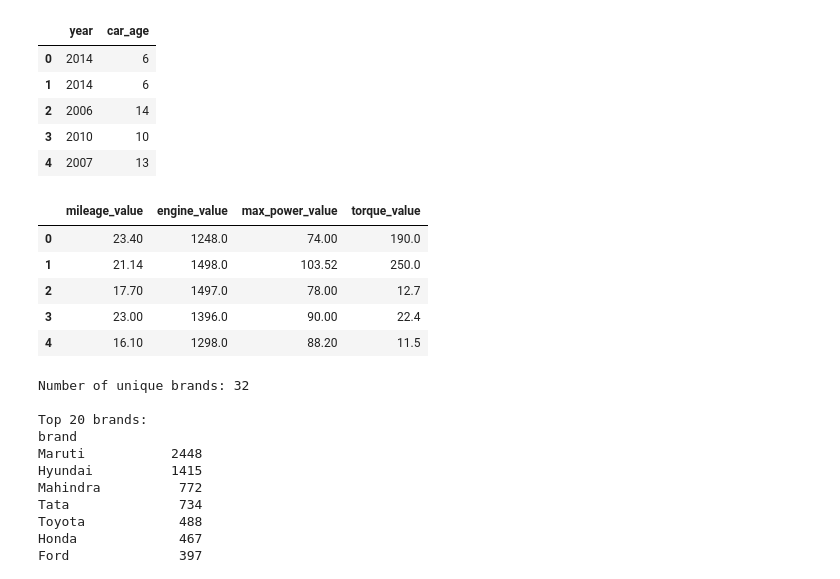
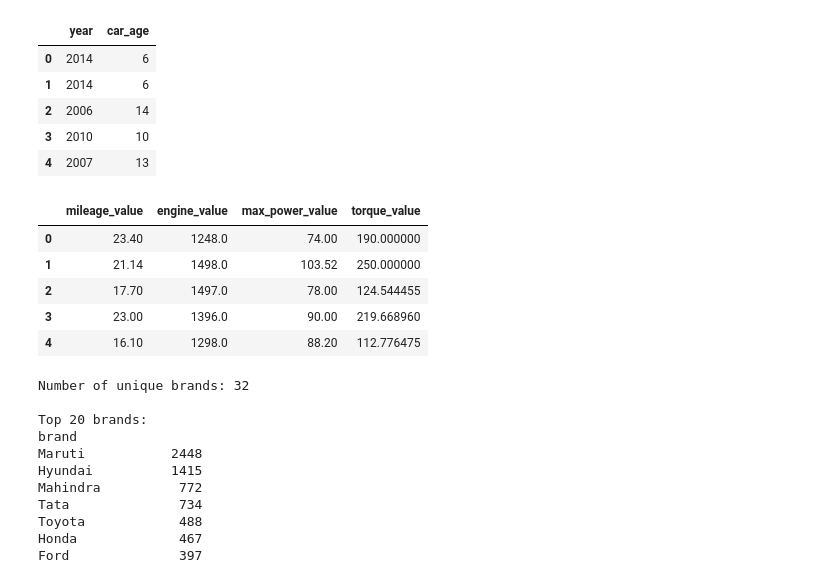
Before and after one commit to sugunasri09/24EU01064_Machine-Learning, a Jupyter notebook: Used_Car_Price_Prediction.ipynb, the cells around one changed output. Cells and saved outputs as stored; diff of their text form; code cells hidden in the pictures.

```diff
--- a/Used_Car_Price_Prediction.ipynb
+++ b/Used_Car_Price_Prediction.ipynb
@@ -298,38 +298,46 @@ df[['year', 'car_age']].head()
 df['mileage_value'] = (
     df['mileage']
     .str.extract(r'(\d+\.?\d*)')[0]
     .astype(float)
 )
 
 df['engine_value'] = (
     df['engine']
     .str.extract(r'(\d+\.?\d*)')[0]
     .astype(float)
 )
 
 df['max_power_value'] = (
     df['max_power']
     .str.extract(r'(\d+\.?\d*)')[0]
     .astype(float)
 )
 
 df['torque_value'] = (
     df['torque']
     .str.extract(r'(\d+\.?\d*)')[0]
     .astype(float)
 )
 
+kgm_mask = df['torque'].str.contains(
+    r'kgm|kg-m',
+    case=False,
+    na=False
+)
+
+df.loc[kgm_mask, 'torque_value'] *= 9.80665
+
 df[['mileage_value',
     'engine_value',
     'max_power_value',
     'torque_value']].head()
 # %% [output]
 |  | mileage_value | engine_value | max_power_value | torque_value |
-| 0 | 23.40 | 1248.0 | 74.00 | 190.0 |
-| 1 | 21.14 | 1498.0 | 103.52 | 250.0 |
-| 2 | 17.70 | 1497.0 | 78.00 | 12.7 |
-| 3 | 23.00 | 1396.0 | 90.00 | 22.4 |
-| 4 | 16.10 | 1298.0 | 88.20 | 11.5 |
+| 0 | 23.40 | 1248.0 | 74.00 | 190.000000 |
+| 1 | 21.14 | 1498.0 | 103.52 | 250.000000 |
+| 2 | 17.70 | 1497.0 | 78.00 | 124.544455 |
+| 3 | 23.00 | 1396.0 | 90.00 | 219.668960 |
+| 4 | 16.10 | 1298.0 | 88.20 | 112.776475 |
 # %%
 df['brand'] = df['name'].str.split().str[0]
 
```
Also changed, not shown: parts of 24 cells of this notebook.
